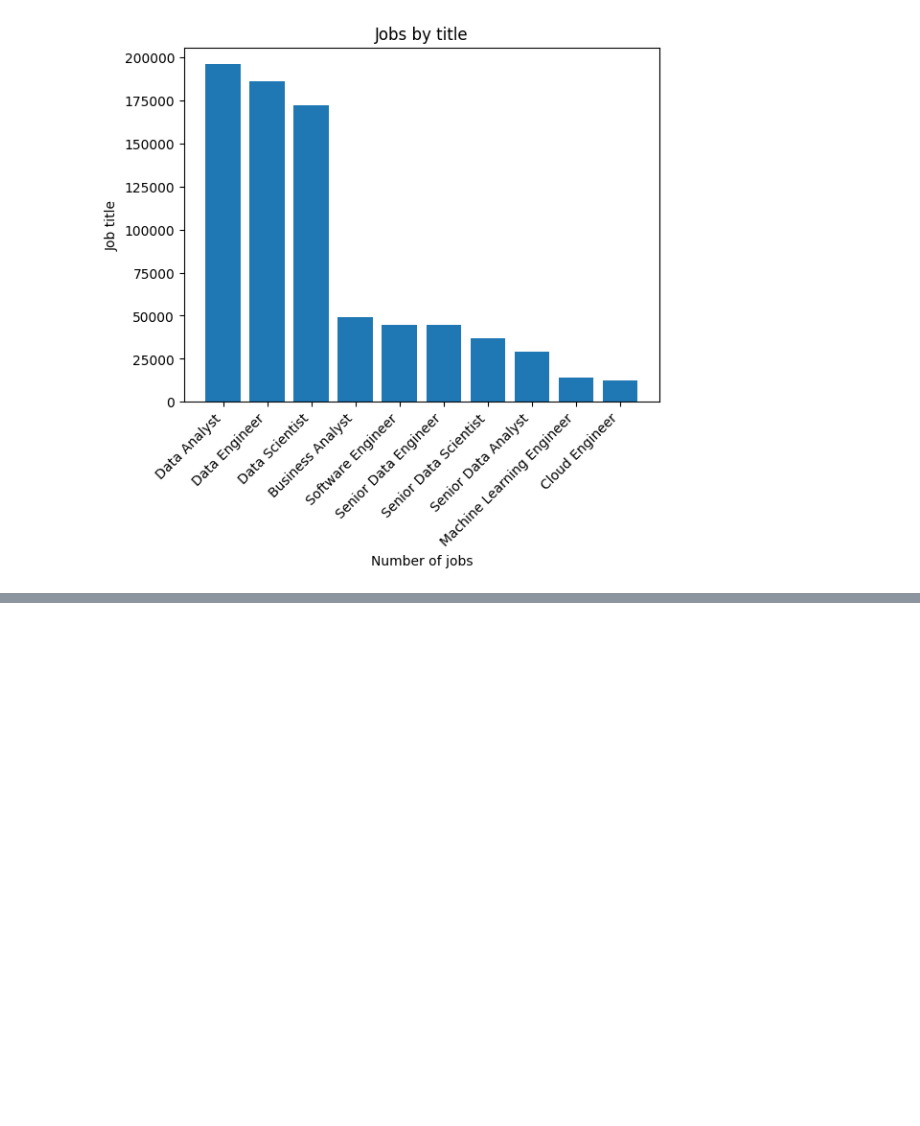
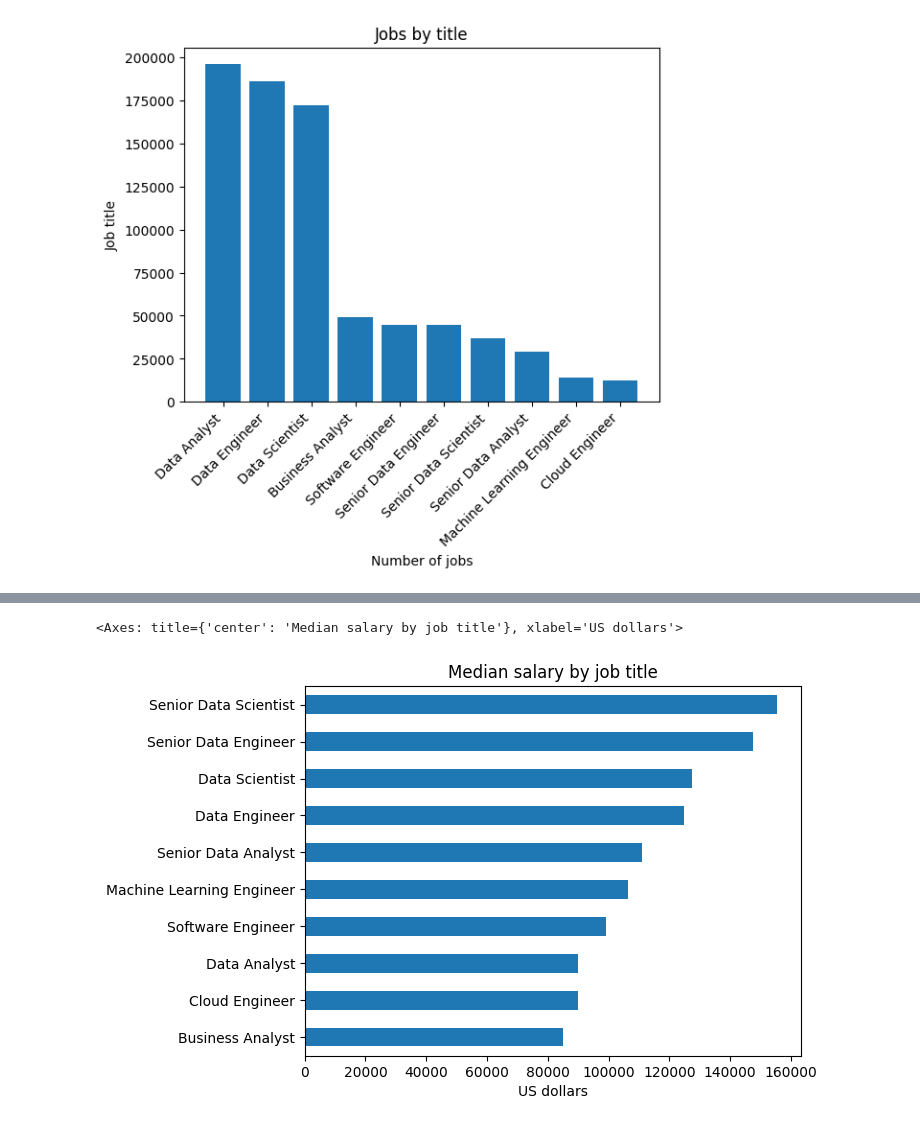
Before and after one commit to Alex-Matulay/Python_for_data_analytics_lukebarousse, a Jupyter notebook: 4_Problems/1_24_Pandas Inspection.ipynb, the cells around one changed output, grey strips where cells are left out. Cells and saved outputs as stored; diff of their text form; code cells hidden in the pictures; blank space fills up the shorter version.

```diff
--- a/4_Problems/1_24_Pandas Inspection.ipynb
+++ b/4_Problems/1_24_Pandas Inspection.ipynb
@@ -294,0 +300,6 @@ plt.show()
+# %%
+job_salary = df.groupby('job_title_short')['salary_year_avg'].median().sort_values(ascending=True)
+job_salary.plot(kind='barh', ylabel='', xlabel='US dollars', title='Median salary by job title')
+# %% [output]
+<Axes: title={'center': 'Median salary by job title'}, xlabel='US dollars'>
+[figure, added]
```
Also changed, not shown: parts of 1 cell of this notebook.
